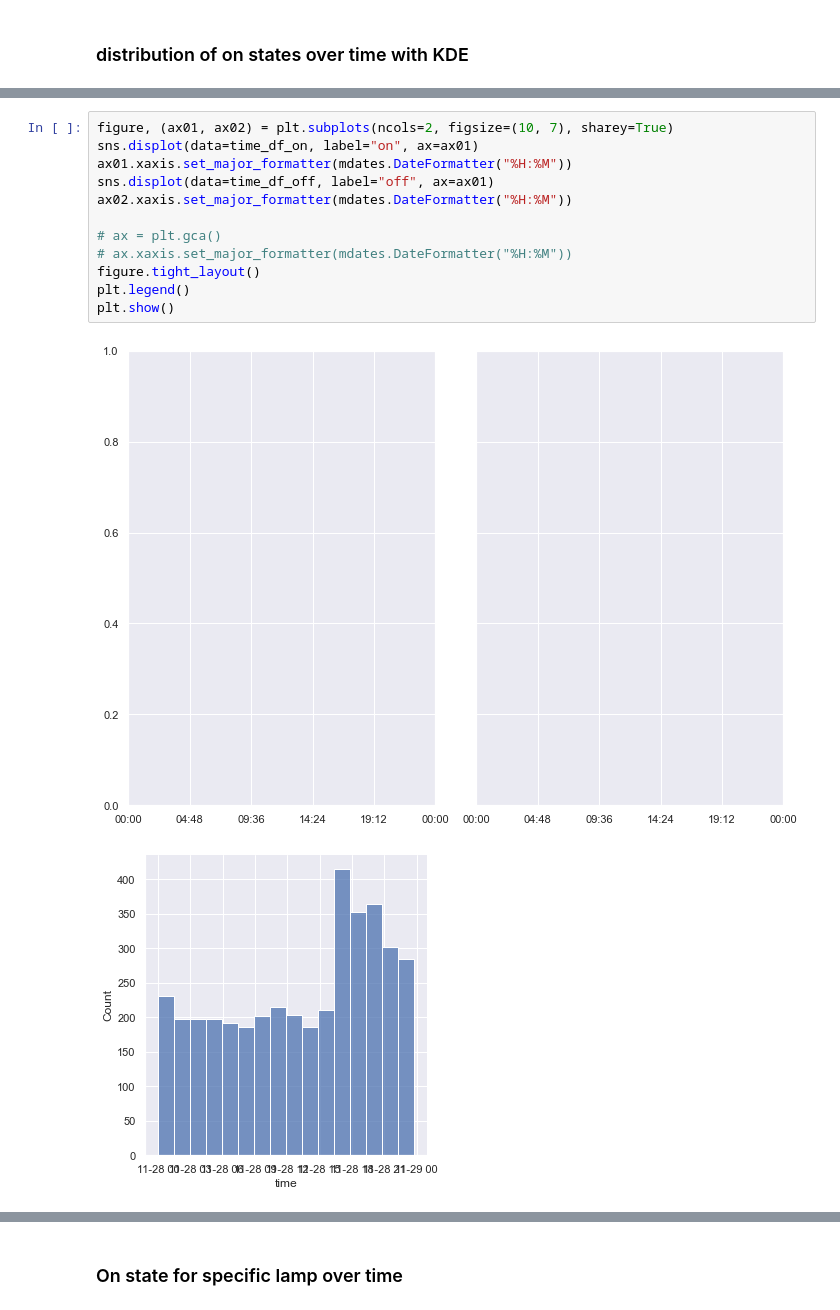
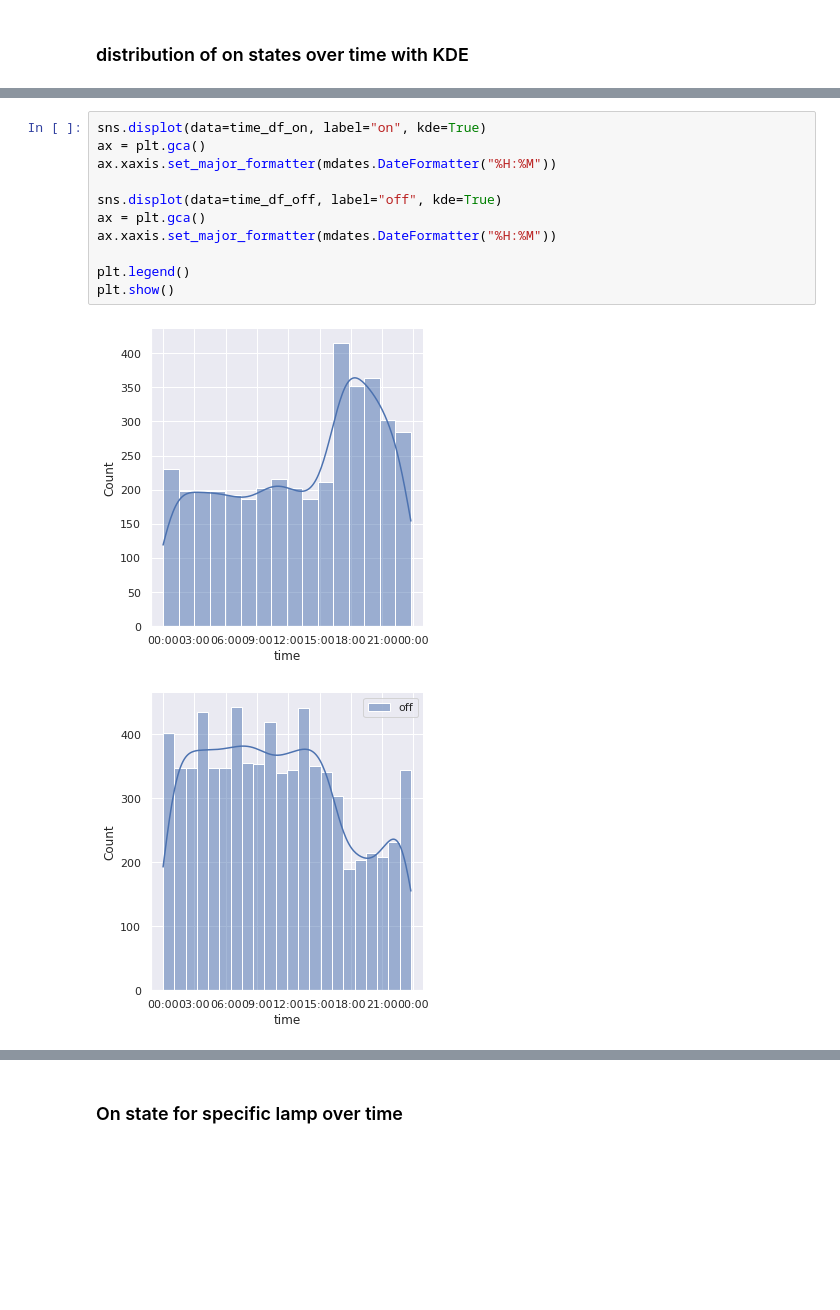
Before and after one commit to Mo0812/mk-home-automation, a Jupyter notebook: mk-home-automation.ipynb, the cells around one changed output, grey strips where cells are left out. Cells and saved outputs as stored; diff of their text form; blank space fills up the shorter version.

```diff
--- a/mk-home-automation.ipynb
+++ b/mk-home-automation.ipynb
@@ -248,15 +249,14 @@ time  onoff
 # %%
-figure, (ax01, ax02) = plt.subplots(ncols=2, figsize=(10, 7), sharey=True)
-sns.displot(data=time_df_on, label="on", ax=ax01)
-ax01.xaxis.set_major_formatter(mdates.DateFormatter("%H:%M"))
-sns.displot(data=time_df_off, label="off", ax=ax01)
-ax02.xaxis.set_major_formatter(mdates.DateFormatter("%H:%M"))
+sns.displot(data=time_df_on, label="on", kde=True)
+ax = plt.gca()
+ax.xaxis.set_major_formatter(mdates.DateFormatter("%H:%M"))
 
-# ax = plt.gca()
-# ax.xaxis.set_major_formatter(mdates.DateFormatter("%H:%M"))
-figure.tight_layout()
+sns.displot(data=time_df_off, label="off", kde=True)
+ax = plt.gca()
+ax.xaxis.set_major_formatter(mdates.DateFormatter("%H:%M"))
+
 plt.legend()
 plt.show()
 # %% [output]
-[figure, old version]
+[figure, new version]
-[figure, old version]
+[figure, new version]
```
Also changed, not shown: parts of 12 cells of this notebook.
